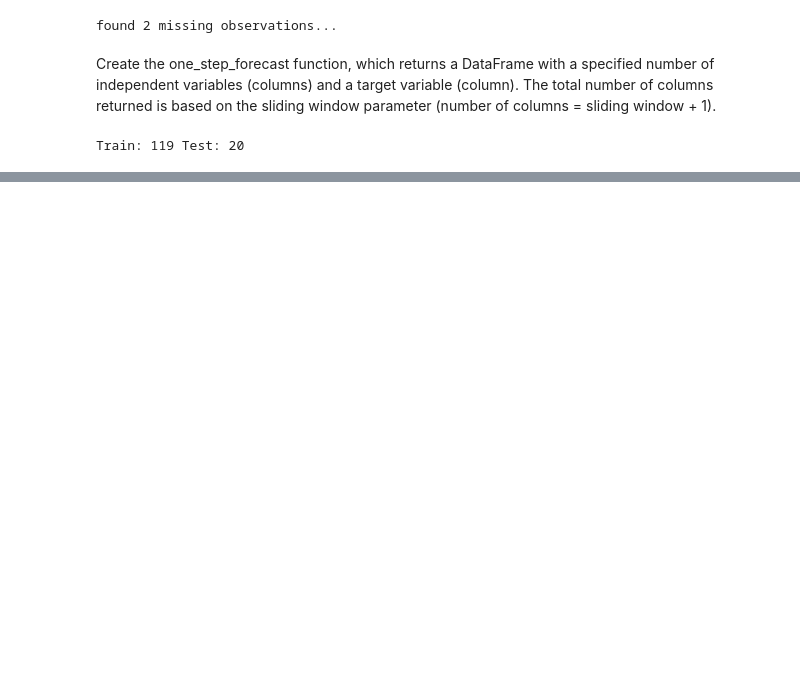
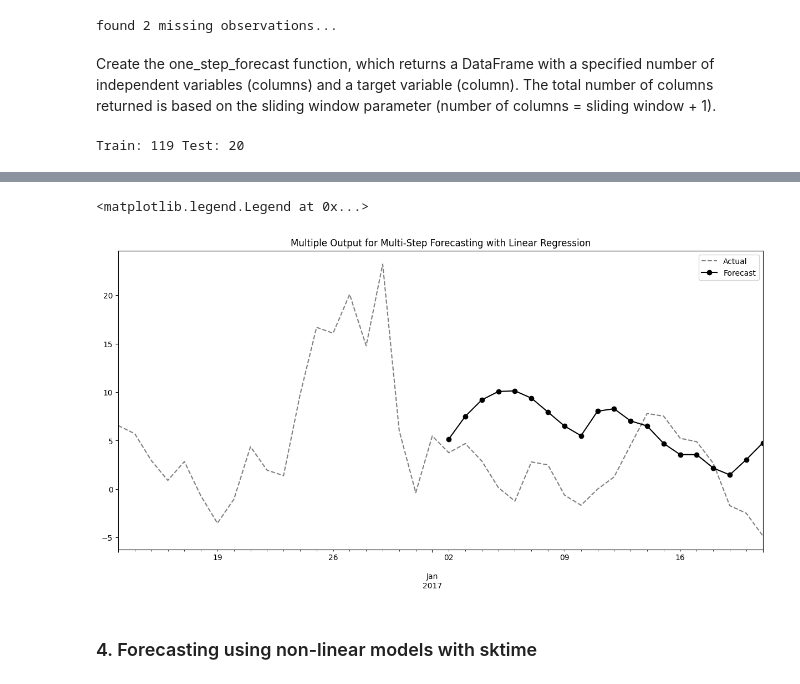
Before and after one commit to Jeremiah-Katumo/dsa, a Jupyter notebook: 3-time-series/10-forecasting-using-unsupervised-ml.ipynb, the cells around one changed output, grey strips where cells are left out. Cells and saved outputs as stored; diff of their text form; code cells hidden in the pictures; blank space fills up the shorter version.

```diff
--- a/3-time-series/10-forecasting-using-unsupervised-ml.ipynb
+++ b/3-time-series/10-forecasting-using-unsupervised-ml.ipynb
@@ -136,0 +456,7 @@ df.head()
+# %%
+frcst_dw = {}
+
+for i in models.iterrows():
+    pred = multi_step_forecast(dw_ms, steps=20, model=i[1]['Model'])
+    pred = scaler_dw.inverse_y(pred)
+    frcst_dw[i[1]['Model Name']] = pred
@@ -136,0 +502,4 @@ df.head()
+# %%
+win_in, win_out = 20, 20
+dw_mo = multiple_output(dw_cp, win_in, win_out)
+dw_mo.columns
@@ -136,0 +514,23 @@ df.head()
+# %%
+train_dw, test_dw = split_data(dw_mo, test_split=0.10)
+scaler_dw = Standardize()
+train_dw_stnd, test_dw_stnd = scaler_dw.fit_transform(train_dw,test_dw)
+X_train, y_train = train_dw_stnd.iloc[: , :win_in], train_dw_stnd.iloc[:, win_out:]
+X_test, y_test = test_dw_stnd.iloc[: , :win_in], test_dw_stnd.iloc[:, win_out:]
+# %%
+lr = LinearRegression()
+lr.fit(X_train, y_train)
+mo_pred = lr.predict(X_test)[-1]
+# %%
+mo_pred = scaler_dw.inverse_y(lr.predict(X_test)[-1])
+dates = pd.date_range('2016-12-13', freq='D', periods=40)
+inputs, outputs = dates[:win_in], dates[win_out:]
+pd.Series(test_dw.iloc[-1].values, index=dates).plot(style='k--', alpha=0.5)
+pd.Series(mo_pred, index=outputs).plot(style='k-o')
+plt.title('Multiple Output for Multi-Step Forecasting with Linear Regression')
+plt.legend(['Actual', 'Forecast'])
+# %% [output]
+<matplotlib.legend.Legend at 0x...>
+[figure, added]
+# %% [markdown]
+### 4. Forecasting using non-linear models with sktime
```
Also changed, not shown: parts of 40 cells of this notebook, 1 other file.
